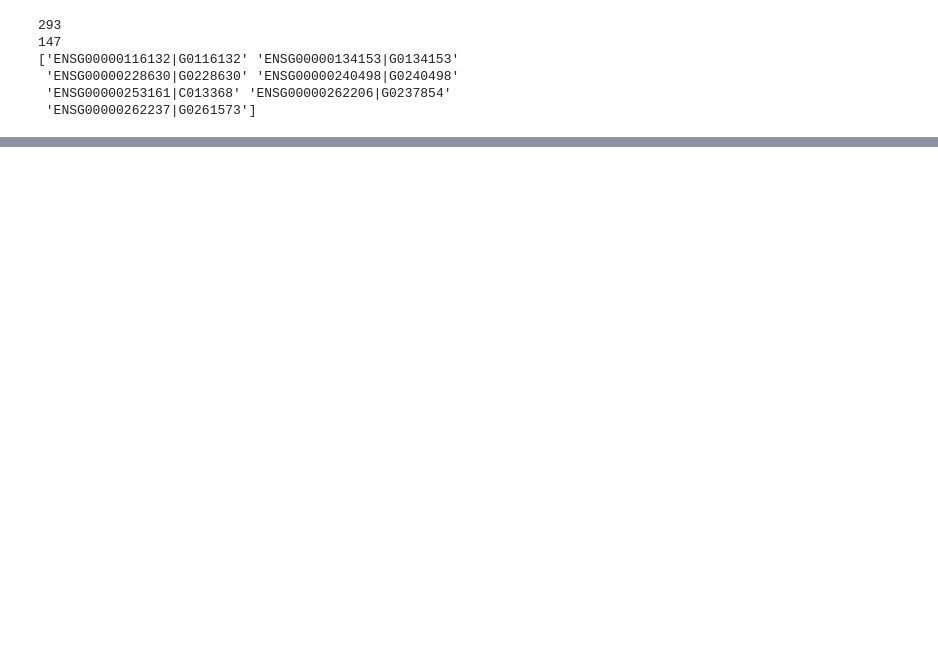
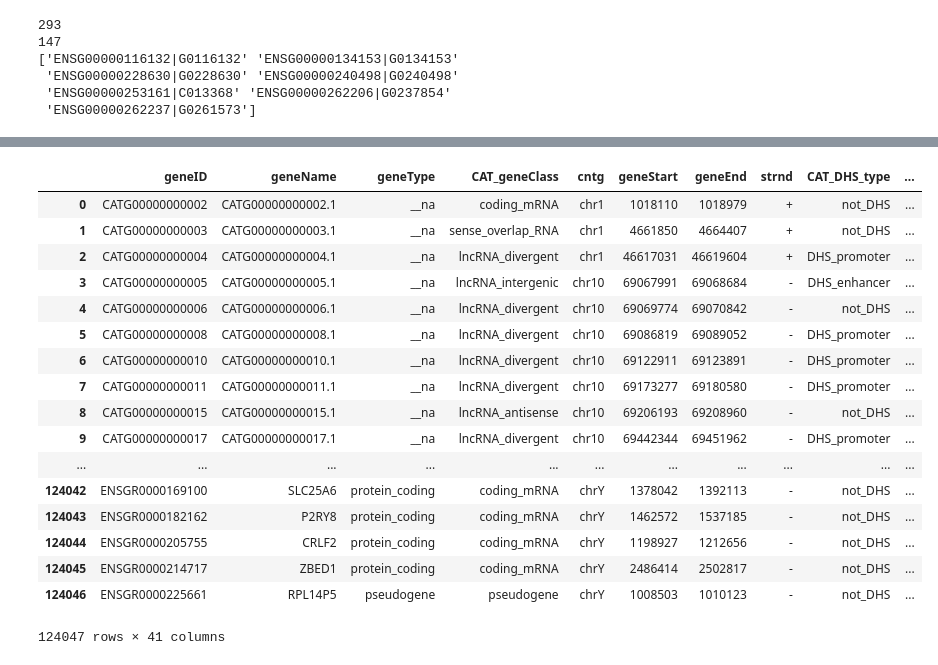
Before and after one commit to veania/ceRNAs_tests, a Jupyter notebook: src/extract_KD_transcripts.ipynb, the cells around one changed output, grey strips where cells are left out. Saved outputs shown, nothing was run; the diff lists cells and outputs as text; code cells hidden in the pictures; blank space fills up the shorter version.

```diff
--- a/src/extract_KD_transcripts.ipynb
+++ b/src/extract_KD_transcripts.ipynb
@@ -63,0 +188,22 @@ ENST00000417354.T0|ENSG00000230630|G0230630|DMFB::chr1:172136530-172144794(-) hs
+# %%
+gene_info = pd.read_csv('/home/anna/mnt/medved/home/ymedvedeva/FANTOM6/data/private/F6_CAT.gene.info.tsv', '\t')
+gene_info
+# %% [output]
+|  | geneID | geneName | geneType | CAT_geneClass | cntg | geneStart | geneEnd | strnd | CAT_DHS_type | ... |
+| 0 | CATG00000000002 | CATG00000000002.1 | __na | coding_mRNA | chr1 | 1018110 | 1018979 | + | not_DHS | ... |
+| 1 | CATG00000000003 | CATG00000000003.1 | __na | sense_overlap_RNA | chr1 | 4661850 | 4664407 | + | not_DHS | ... |
+| 2 | CATG00000000004 | CATG00000000004.1 | __na | lncRNA_divergent | chr1 | 46617031 | 46619604 | + | DHS_promoter | ... |
+| 3 | CATG00000000005 | CATG00000000005.1 | __na | lncRNA_intergenic | chr10 | 69067991 | 69068684 | - | DHS_enhancer | ... |
+| 4 | CATG00000000006 | CATG00000000006.1 | __na | lncRNA_divergent | chr10 | 69069774 | 69070842 | - | not_DHS | ... |
+| 5 | CATG00000000008 | CATG00000000008.1 | __na | lncRNA_divergent | chr10 | 69086819 | 69089052 | - | DHS_promoter | ... |
+| 6 | CATG00000000010 | CATG00000000010.1 | __na | lncRNA_divergent | chr10 | 69122911 | 69123891 | - | DHS_promoter | ... |
+| 7 | CATG00000000011 | CATG00000000011.1 | __na | lncRNA_divergent | chr10 | 69173277 | 69180580 | - | DHS_promoter | ... |
+| 8 | CATG00000000015 | CATG00000000015.1 | __na | lncRNA_antisense | chr10 | 69206193 | 69208960 | - | not_DHS | ... |
+| 9 | CATG00000000017 | CATG00000000017.1 | __na | lncRNA_divergent | chr10 | 69442344 | 69451962 | - | DHS_promoter | ... |
+| ... | ... | ... | ... | ... | ... | ... | ... | ... | ... | ... |
+| 124042 | ENSGR0000169100 | SLC25A6 | protein_coding | coding_mRNA | chrY | 1378042 | 1392113 | - | not_DHS | ... |
+| 124043 | ENSGR0000182162 | P2RY8 | protein_coding | coding_mRNA | chrY | 1462572 | 1537185 | - | not_DHS | ... |
+| 124044 | ENSGR0000205755 | CRLF2 | protein_coding | coding_mRNA | chrY | 1198927 | 1212656 | - | not_DHS | ... |
+| 124045 | ENSGR0000214717 | ZBED1 | protein_coding | coding_mRNA | chrY | 2486414 | 2502817 | - | not_DHS | ... |
+| 124046 | ENSGR0000225661 | RPL14P5 | pseudogene | pseudogene | chrY | 1008503 | 1010123 | - | not_DHS | ... |
+124047 rows × 41 columns
```
Also changed, not shown: parts of 18 cells of this notebook, 7 other files.
